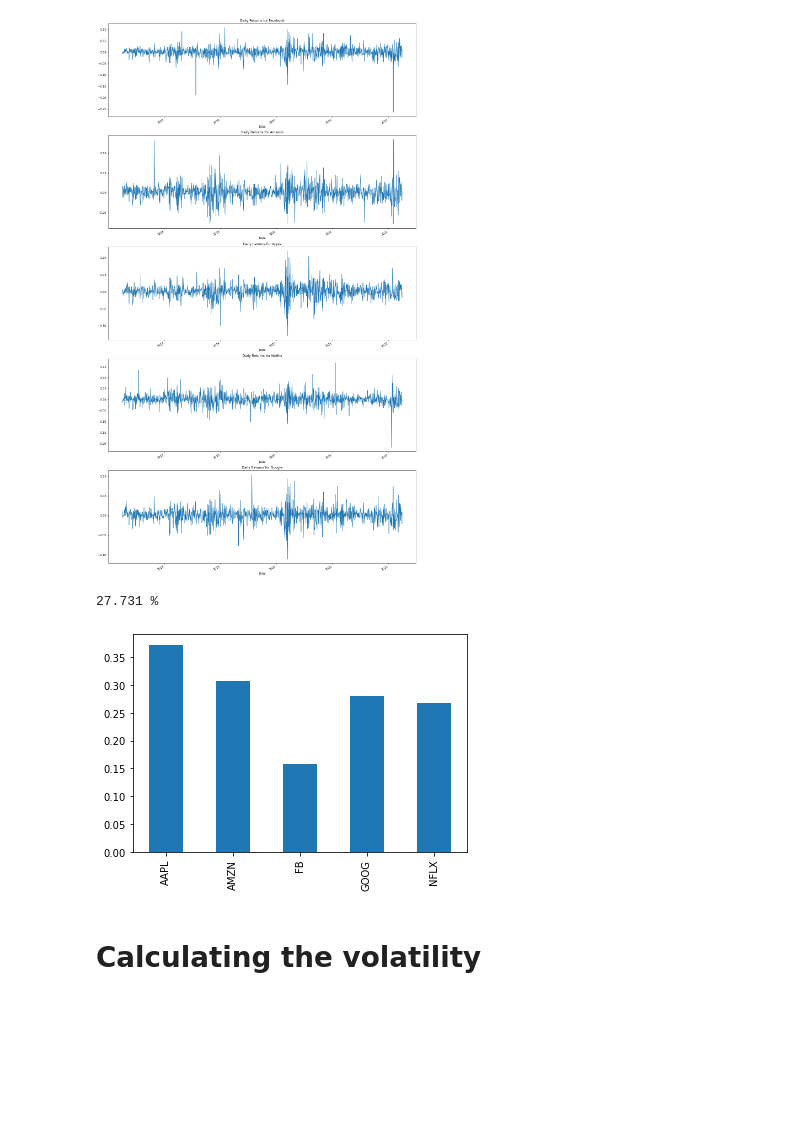
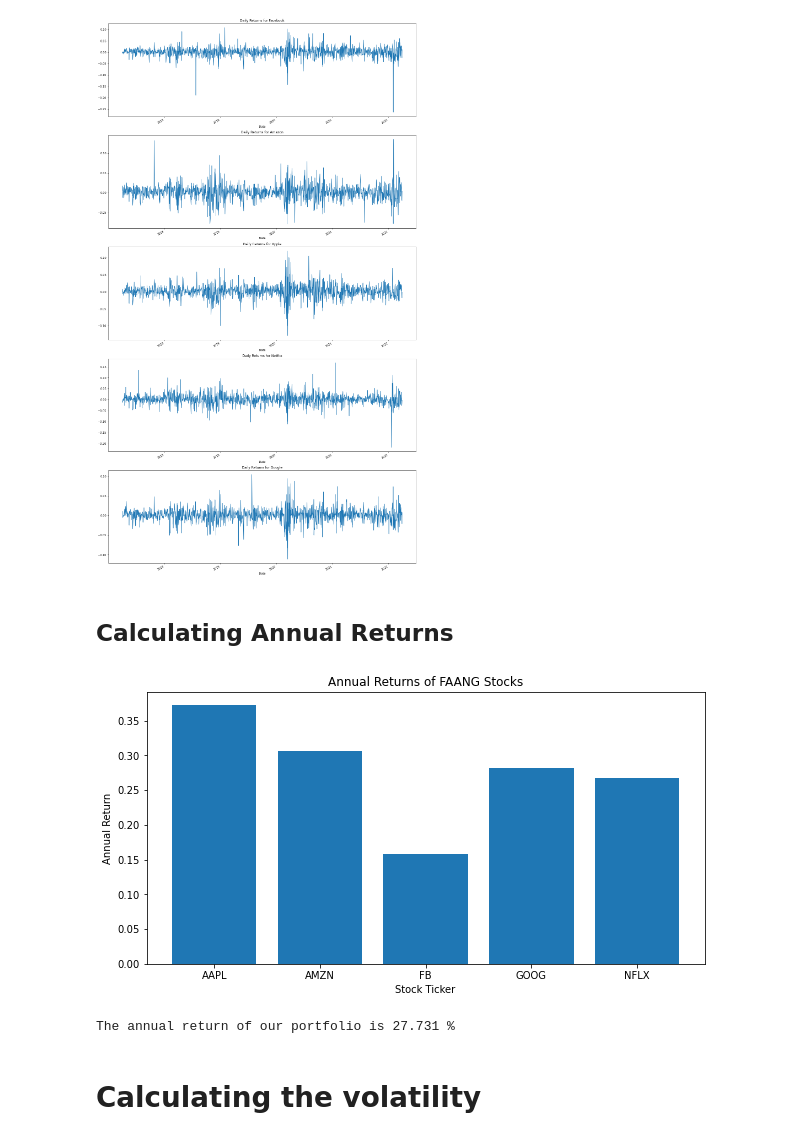
Before and after one commit to JoshuaOD/Projects, a Jupyter notebook: FAANG/Predict Stocks using Monte Carlo Simulation.ipynb, the cells around one changed output. Saved outputs shown, nothing was run; the diff lists cells and outputs as text; code cells hidden in the pictures; blank space fills up the shorter version.

Commit message:
Made various changes to analysis, as well as annual return barplot

```diff
--- a/FAANG/Predict Stocks using Monte Carlo Simulation.ipynb
+++ b/FAANG/Predict Stocks using Monte Carlo Simulation.ipynb
@@ -163,21 +163,28 @@ plt.title('Daily Returns for Google')
 plt.show()
 # %% [output]
 [figure]
+# %% [markdown]
+## Calculating Annual Returns
+# %%
+plt.figure(figsize=(10,5))
+plt.bar(annual_returns.index, annual_returns)
+plt.title('Annual Returns of FAANG Stocks')
+plt.xlabel('Stock Ticker')
+plt.ylabel('Annual Return')
+plt.show()
+# %% [output]
+[figure, added]
 # %%
 #Calculating the annual return of the portfolio
 returns = (port.iloc[:, :5] / port.iloc[:, :5].shift(1)) - 1
+#Assuming each security has equal weights
 weights = np.array([0.20, 0.20, 0.20, 0.20, 0.20])
 annual_returns = returns.mean() * 250
 np.dot(annual_returns, weights)
 pfolio_1 = str(round(np.dot(annual_returns, weights), 5) * 100) + ' %'
-print (pfolio_1)
+print ('The annual return of our portfolio is ' + pfolio_1)
 # %% [output]
-27.731 %
+The annual return of our portfolio is 27.731 %
-# %%
-annual_returns.plot(kind='bar')
-plt.show()
-# %% [output]
-[figure, removed]
 # %% [markdown]
 # Calculating the volatility
 # %% [markdown]
```
Also changed, not shown: parts of 12 cells of this notebook.
